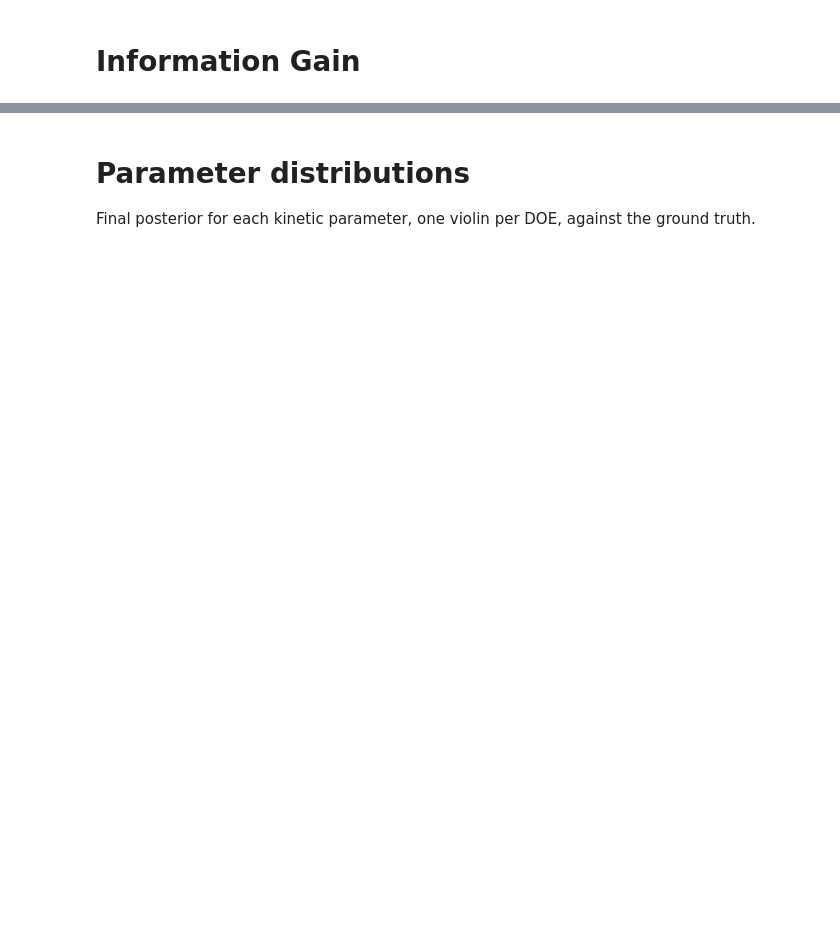
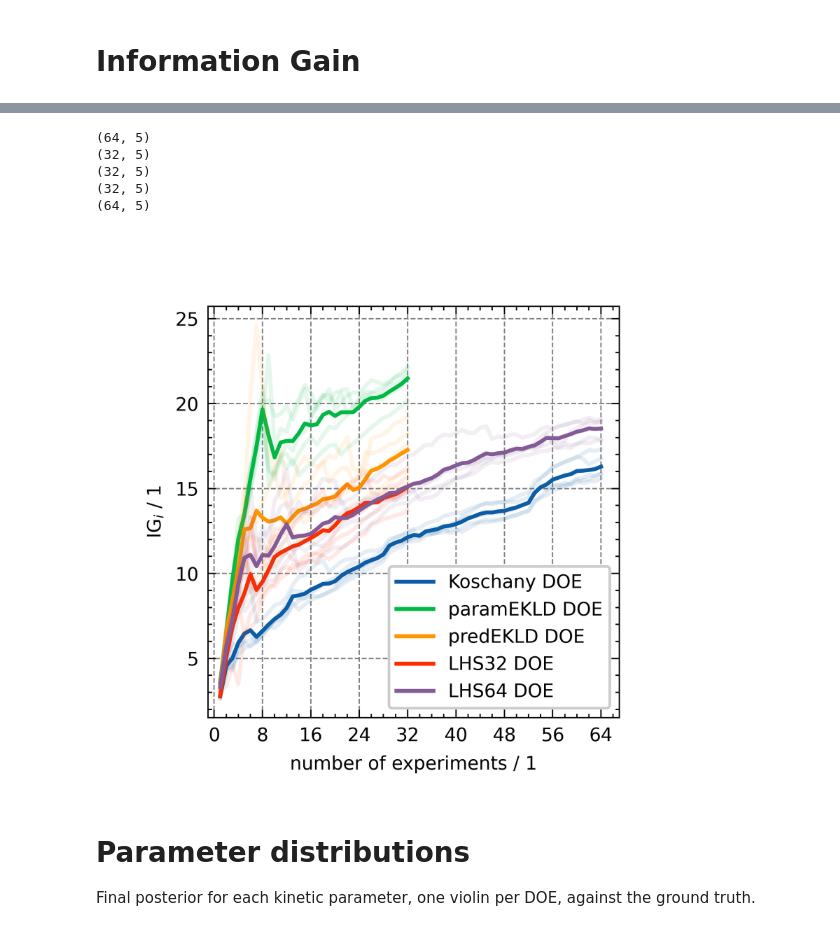
Before and after one commit to ChemRxnEngLab/BayesianIO4kinetics, a Jupyter notebook: HSA_K_Overview.ipynb, the cells around one changed output, grey strips where cells are left out. Saved outputs shown, nothing was run; the diff lists cells and outputs as text; code cells hidden in the pictures; blank space fills up the shorter version.

```diff
--- a/HSA_K_Overview.ipynb
+++ b/HSA_K_Overview.ipynb
@@ -449,3 +559,43 @@ plt.savefig("figures/rev/KinFit_IG.svg")
+# %%
+fig = ICIW_Plots.figure()
+ax = ICIW_Plots.make_square_ax(
+    fig,
+    ax_width=5.5 * ICIW_Plots.cm2inch,
+    xlabel="number of experiments / 1",
+    ylabel=r"$\mathrm{IG}_i$ / 1",
+    # ylim=(6e-7, 1e-4),
+    xlim=(-1, 67),
+    xticks=[0, 8, 16, 24, 32, 40, 48, 56, 64],
+    left_h=1.5 * ICIW_Plots.cm2inch,
+)
+for i, ov_dict in enumerate(ov):
+    IGs = np.stack([ov_dict["total_IGs"][seed] for seed in ov_dict["seeds"]], axis=-1)
+    print(IGs.shape)
+    ax.plot(
+        np.arange(IGs.shape[0]) + 1,
+        IGs,
+        # label=ov_dict["DOE"],
+        color=colors[i],
+        alpha=0.1,
+    )
+    ax.plot(
+        np.arange(IGs.shape[0]) + 1,
+        np.mean(IGs, axis=1),
+        label=ov_dict["DOE"],
+        color=colors[i],
+    )
+    ax.legend()
+
+# plt.savefig("figures/rev/KinFit_IG.png")
+# plt.savefig("figures/rev/KinFit_IG.pdf")
+# plt.savefig("figures/rev/KinFit_IG.svg")
+# %% [output]
+(64, 5)
+(32, 5)
+(32, 5)
+(32, 5)
+(64, 5)
+[figure, added]
 # %% [markdown]
 # Parameter distributions
 
```
Also changed, not shown: parts of 19 cells of this notebook, 9 other files.
